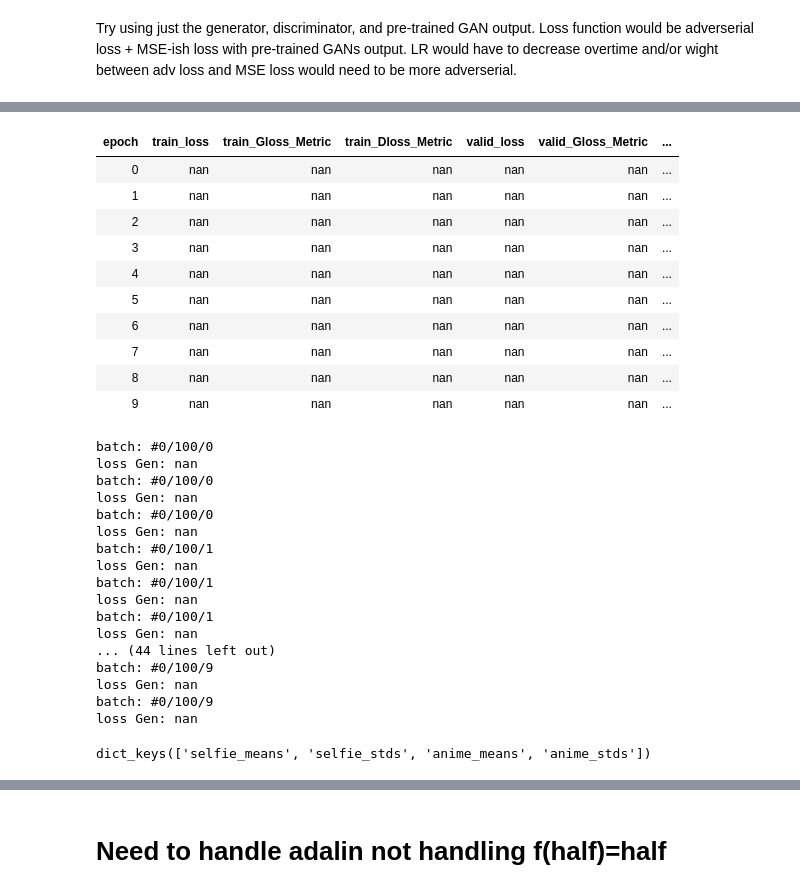
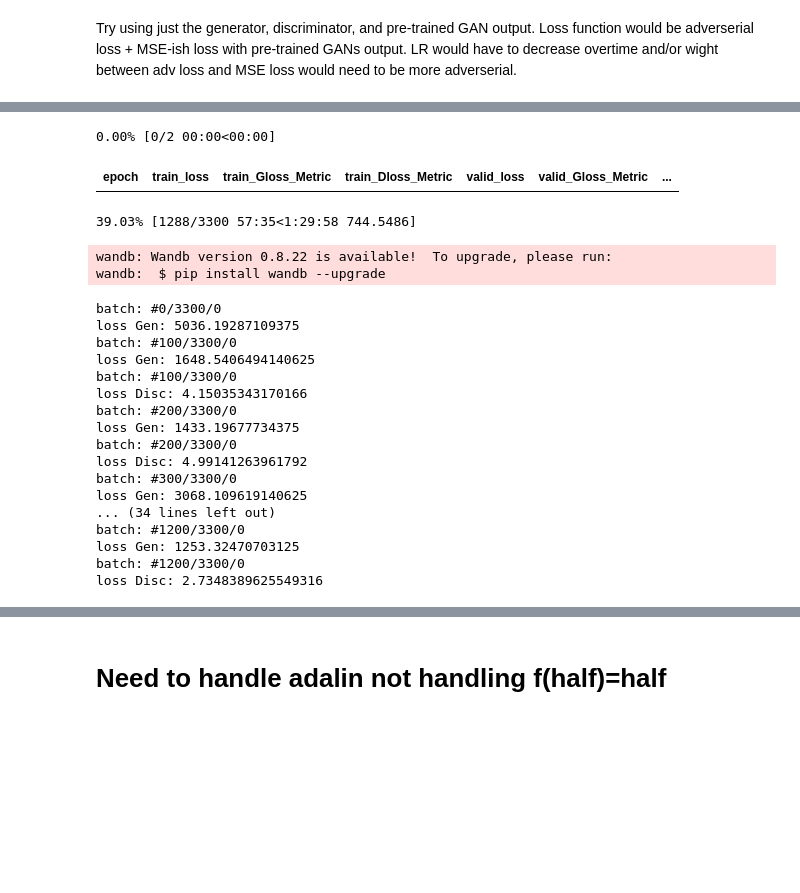
Before and after one commit to marii-moe/selfie2anime, a Jupyter notebook: anime/Dataloading.ipynb, the cells around one changed output, grey strips where cells are left out. Drawn from its saved outputs; the diff is of its cells as text; code cells hidden in the pictures; blank space fills up the shorter version.

```diff
--- a/anime/Dataloading.ipynb
+++ b/anime/Dataloading.ipynb
@@ -238,7 +248,7 @@ val = ['female_10686.jpg',
  'female_19286.jpg',
  'female_30070.jpg']
 # %%
-selfieL=100
+selfieL=0
 selfieL=len(selfie_imgs)-100 if selfieL<3 or selfieL>len(selfie_imgs)-100 else selfieL
 selfie_sample=selfie_imgs.filter(lambda s:s.name in val,negate=True)
 selfie_sample=selfie_sample.shuffle()[0:selfieL]
@@ -287,4 +293,5 @@ Clipping input data to the valid range for imshow with RGB data ([0..1] for floa
 [figure]
 # %%
 ugatit=UGATIT()
+ugatit.img_size=img_size
 ugatit.build_model()
@@ -497,10 +519,12 @@ class GANWandb(WandbCallback):
 gen_loss=Conditional_Loss(lambda learn: not learn.disc_pass, name='Gloss_Metric')
 disc_loss=Conditional_Loss(lambda learn: learn.disc_pass, name='Dloss_Metric')
 #cycle_weight = 2.,identity_weight = 2.,cam_weight = 8.,adv_weight=1.
-learner=Learner(db,UgatitModel(ugatit.models),UGATITLoss().losses,partial(GANOptimizer,Adam,Adam),0.001/1,splitter=GAN_splitter,metrics=[gen_loss,disc_loss])
-learner.add_cbs(L([Switch(),RhoClipper(),PrintLoss(),LinearDecreaseLR(),SameXbYb(),GANWandb(valid_dl=learner.dbunch.valid_dl)]))
+learner=Learner(db,UgatitModel(ugatit.models),UGATITLoss().losses,partial(GANOptimizer,Adam,Adam,wd=wd),lr,splitter=GAN_splitter,metrics=[gen_loss,disc_loss])
+learner.add_cbs(L([Switch(),RhoClipper(),PrintLoss(),SameXbYb(),GANWandb(valid_dl=learner.dbunch.valid_dl)]))
+#LinearDecreaseLR(),
+#learner.load(path/'30_fp32_90x90_1_15',strict=False)
 #rec=learner.cbs.filter(lambda f:f.name=='recorder')[0]
 #learner.remove_cb(rec)
 learner.add_cb(MetricRecorder())
 learner.recorder.train_metrics=True
-learner.load('fp32_10',with_opt=True)
+#learner.load('fp32_10',with_opt=True)
@@ -515,3 +541,16 @@ convert_module??
+# %%
+def get_master(opt, flat_master=False, device='cuda'):
+    model_params = [[param for param in pg if param.requires_grad] for pg in opt.param_groups]
+    if flat_master:
+        master_params = []
+        for pg in model_params:
+            mp = parameters_to_vector([param.data.float() for param in pg])
+            mp = nn.Parameter(mp, requires_grad=True)
+            if mp.grad is None: mp.grad = mp.new(*mp.size())
+            master_params.append([mp])
+    else:
+        master_params = [[nn.Parameter(param.data.clone().to(device=device).float().detach(), requires_grad=True) for param in pg] for pg in model_params]
+    return model_params, master_params
 # %%
 #https://github.com/NVIDIA/apex/blob/03a25ba8a61d15a503405ef4bbda83724bb531b2/apex/fp16_utils/fp16util.py
 # had to edit due to custom normalization layers
@@ -599,39 +684,30 @@ End Fit
 # %%
 #import pdb; pdb.set_trace()
 #break learner.loss_func[0].__call__
 #break learner.model.models['DA'].forward
-learner.fit(10)
+#import pdb; pdb.set_trace()
+learner.fit(2,wd=wd,lr=lr)
 # %% [output]
+0.00% [0/2 00:00<00:00]
 | epoch | train_loss | train_Gloss_Metric | train_Dloss_Metric | valid_loss | valid_Gloss_Metric | ... |
-| 0 | nan | nan | nan | nan | nan | ... |
-| 1 | nan | nan | nan | nan | nan | ... |
-| 2 | nan | nan | nan | nan | nan | ... |
-| 3 | nan | nan | nan | nan | nan | ... |
-| 4 | nan | nan | nan | nan | nan | ... |
-| 5 | nan | nan | nan | nan | nan | ... |
-| 6 | nan | nan | nan | nan | nan | ... |
-| 7 | nan | nan | nan | nan | nan | ... |
-| 8 | nan | nan | nan | nan | nan | ... |
-| 9 | nan | nan | nan | nan | nan | ... |
-batch: #0/100/0
-loss Gen: nan
-batch: #0/100/0
-loss Gen: nan
-batch: #0/100/0
-loss Gen: nan
-batch: #0/100/1
-loss Gen: nan
-batch: #0/100/1
-loss Gen: nan
-batch: #0/100/1
-loss Gen: nan
-... (44 lines left out)
-batch: #0/100/9
-loss Gen: nan
-batch: #0/100/9
-loss Gen: nan
+39.03% [1288/3300 57:35<1:29:58 744.5486]
+wandb: Wandb version 0.8.22 is available!  To upgrade, please run:
+wandb:  $ pip install wandb --upgrade
+batch: #0/3300/0
+loss Gen: 5036.19287109375
+batch: #100/3300/0
+loss Gen: 1648.5406494140625
+batch: #100/3300/0
+loss Disc: 4.15035343170166
+batch: #200/3300/0
+loss Gen: 1433.19677734375
+batch: #200/3300/0
+loss Disc: 4.99141263961792
+batch: #300/3300/0
+loss Gen: 3068.109619140625
+... (34 lines left out)
+batch: #1200/3300/0
+loss Gen: 1253.32470703125
+batch: #1200/3300/0
+loss Disc: 2.7348389625549316
-# %%
-data_stats.keys()
-# %% [output]
-dict_keys(['selfie_means', 'selfie_stds', 'anime_means', 'anime_stds'])
 # %%
```
Also changed, not shown: parts of 36 cells of this notebook, 2 other files.
